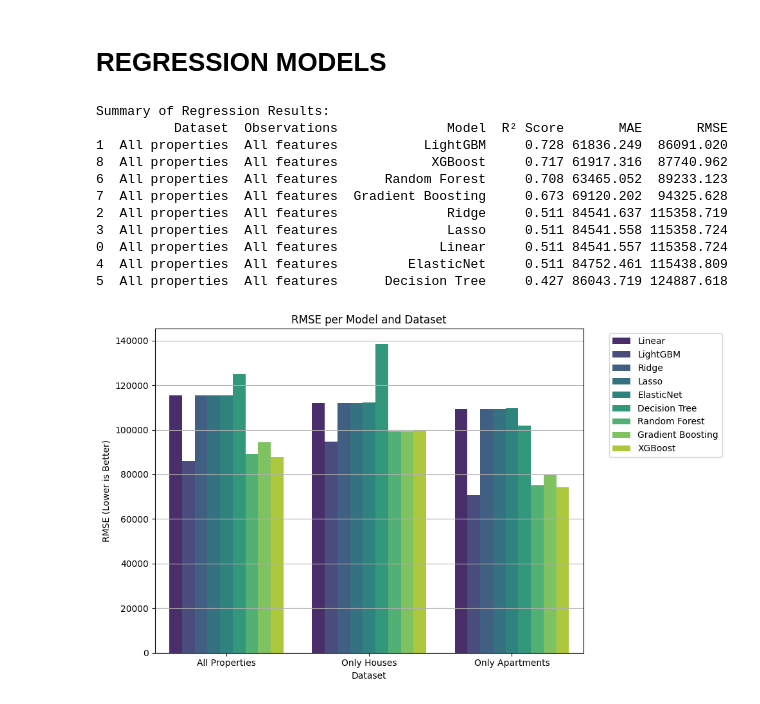
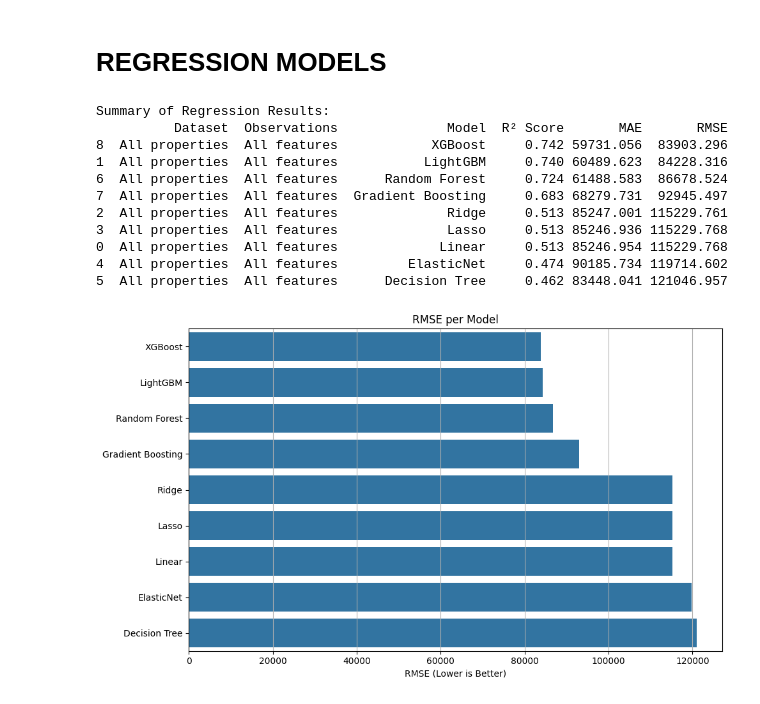
Before and after one commit to Manu1175/challenge-regression, a Jupyter notebook: ML_Jordi_Kfold v3.ipynb, the cells around one changed output. Cells and saved outputs as stored; diff of their text form; code cells hidden in the pictures.

```diff
--- a/ML_Jordi_Kfold v3.ipynb
+++ b/ML_Jordi_Kfold v3.ipynb
@@ -41,7 +41,7 @@ pd.set_option('display.expand_frame_repr', False) # print all columns and in the
 pd.set_option('display.max_colwidth', None) # display the full content of each cell
 pd.set_option('display.float_format', lambda x: '%.3f' %x) # floats to be displayed with 3 decimal places
 # %%
-df = pd.read_csv("data_cleaned.csv")
+df = pd.read_csv("data/data_cleaned.csv")
 #df = df.drop(columns=['postcode'])
 df.info()
 # %% [output]
@@ -136,15 +136,16 @@ cv = KFold(n_splits=10, shuffle=True, random_state=123)
 results = []
 
 models = {
+    # with default parameters
     "Linear": LinearRegression(),
-    "LightGBM": lgb.LGBMRegressor(objective='regression', metric='l2', verbosity=-1),
-    "Ridge": Ridge(alpha=1.0),
-    "Lasso": Lasso(alpha=0.1),
-    "ElasticNet": ElasticNet(alpha=0.1, l1_ratio=0.5),
+    "LightGBM": lgb.LGBMRegressor(verbosity=-1),
+    "Ridge": Ridge(),
+    "Lasso": Lasso(),
+    "ElasticNet": ElasticNet(),
     "Decision Tree": DecisionTreeRegressor(random_state=123),
-    "Random Forest": RandomForestRegressor(n_estimators=100, random_state=123),
+    "Random Forest": RandomForestRegressor(random_state=123),
     "Gradient Boosting": GradientBoostingRegressor(random_state=123),
-    "XGBoost": XGBRegressor(n_estimators=500, random_state=123)
+    "XGBoost": XGBRegressor(random_state=123)
 }
 
 def runModels(df_all, obs, models, cv):
@@ -170,28 +171,30 @@ print(results_df.sort_values(by=["Dataset", "RMSE"]))
 # %% [output]
 Summary of Regression Results:
           Dataset  Observations              Model  R² Score       MAE       RMSE
-1  All properties  All features           LightGBM     0.728 61836.249  86091.020
-8  All properties  All features            XGBoost     0.717 61917.316  87740.962
-6  All properties  All features      Random Forest     0.708 63465.052  89233.123
-7  All properties  All features  Gradient Boosting     0.673 69120.202  94325.628
-2  All properties  All features              Ridge     0.511 84541.637 115358.719
-3  All properties  All features              Lasso     0.511 84541.558 115358.724
-0  All properties  All features             Linear     0.511 84541.557 115358.724
-4  All properties  All features         ElasticNet     0.511 84752.461 115438.809
-5  All properties  All features      Decision Tree     0.427 86043.719 124887.618
+8  All properties  All features            XGBoost     0.742 59731.056  83903.296
+1  All properties  All features           LightGBM     0.740 60489.623  84228.316
+6  All properties  All features      Random Forest     0.724 61488.583  86678.524
+7  All properties  All features  Gradient Boosting     0.683 68279.731  92945.497
+2  All properties  All features              Ridge     0.513 85247.001 115229.761
+3  All properties  All features              Lasso     0.513 85246.936 115229.768
+0  All properties  All features             Linear     0.513 85246.954 115229.768
+4  All properties  All features         ElasticNet     0.474 90185.734 119714.602
+5  All properties  All features      Decision Tree     0.462 83448.041 121046.957
 # %%
+results_df_sorted = results_df.sort_values("RMSE", ascending=True)
+
 plt.figure(figsize=(10, 6))
 sns.barplot(
-    data=results_df,
-    x="Dataset", y="RMSE", hue="Model",
-    palette="viridis"
+    data=results_df_sorted,
+    y="Model", x="RMSE",
+    #palette="viridis"
 )
-plt.title("RMSE per Model and Dataset")
-plt.ylabel("RMSE (Lower is Better)")
-plt.xticks(rotation=0)
-plt.legend(bbox_to_anchor=(1.05, 1), loc='upper left')
+
+plt.title("RMSE per Model")
+plt.xlabel("RMSE (Lower is Better)")
+plt.ylabel("")
+plt.grid(True, axis='x')
 plt.tight_layout()
-plt.grid(True, axis='y')
-plt.show()
+plt.show();
 # %% [output]
-[figure, old version]
+[figure, new version]
```
Also changed, not shown: parts of 14 cells of this notebook.
